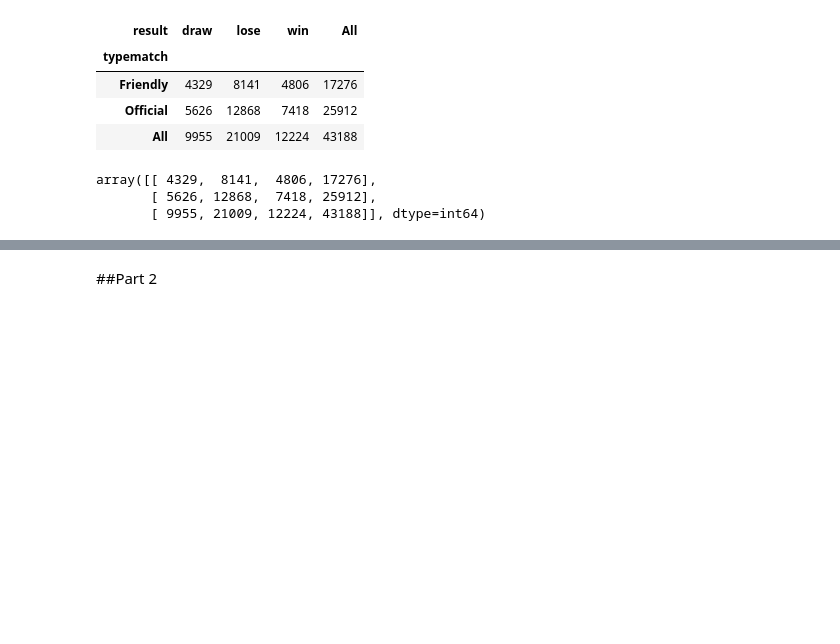
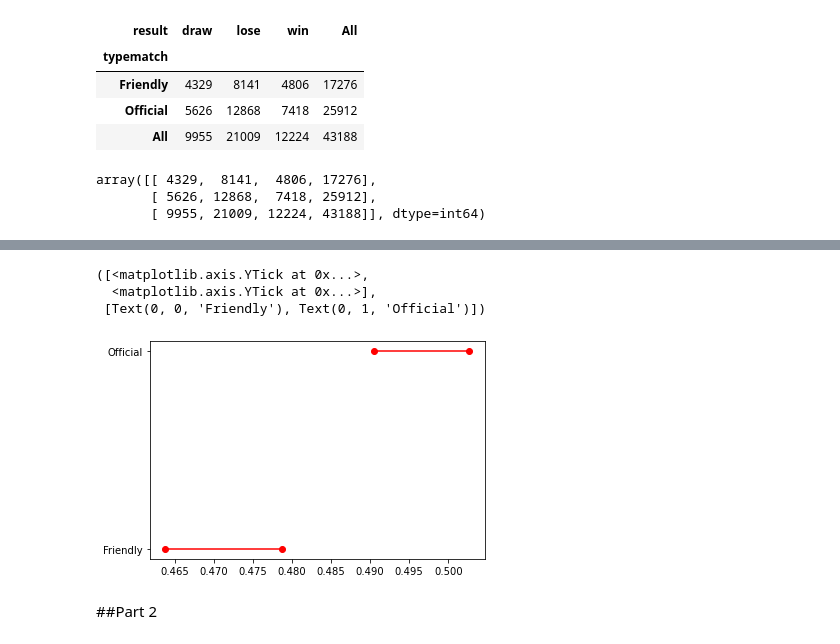
Before and after one commit to malouche/DSC2spring2022, a Jupyter notebook: Assignment 2.ipynb, the cells around one changed output, grey strips where cells are left out. Saved outputs shown, nothing was run; the diff lists cells and outputs as text; code cells hidden in the pictures; blank space fills up the shorter version.

```diff
--- a/Assignment 2.ipynb
+++ b/Assignment 2.ipynb
@@ -77,3 +128,12 @@ array([[ 4329,  8141,  4806, 17276],
+# %%
+for lb,ub,y in zip(df_ci4['lb'],df_ci4['ub'],range(len(df_ci4))):
+    plt.plot((lb,ub),(y,y),'ro-')
+plt.yticks(range(len(df_ci4)),list(df_ci4['Typematch']))
+# %% [output]
+([<matplotlib.axis.YTick at 0x...>,
+  <matplotlib.axis.YTick at 0x...>],
+ [Text(0, 0, 'Friendly'), Text(0, 1, 'Official')])
+[figure, added]
 # %% [markdown]
 ##Part 2
 # %%
```
Also changed, not shown: parts of 50 cells of this notebook.
